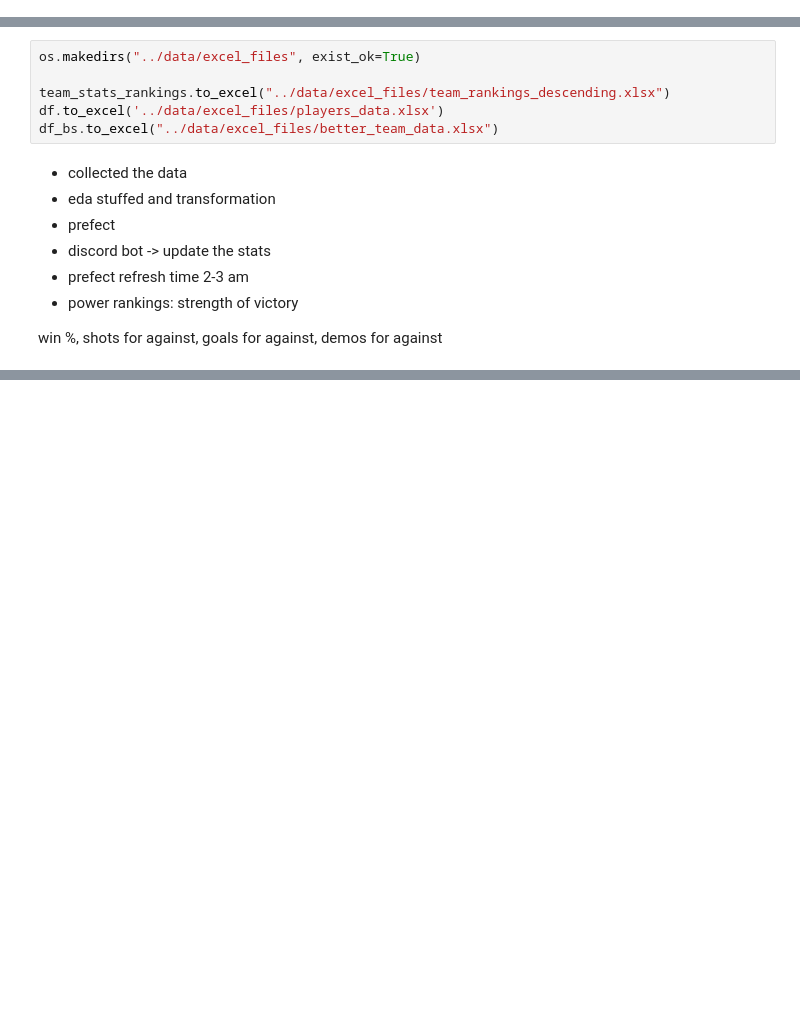
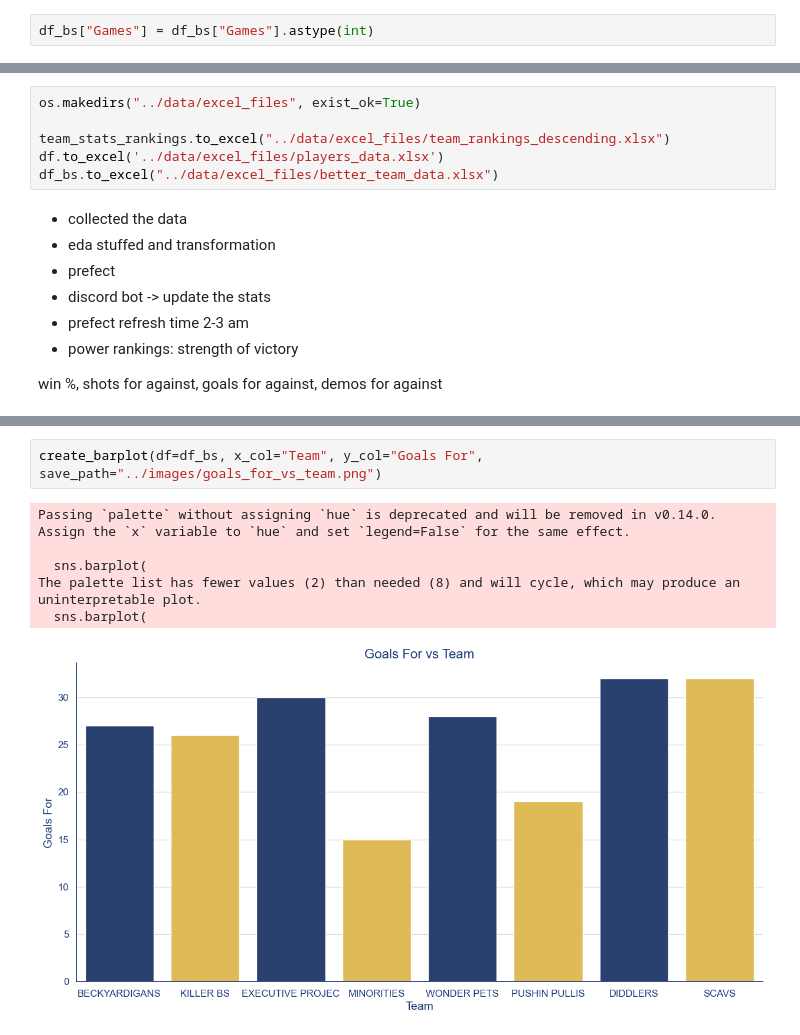
Before and after one commit to RJUNCC/blcs, a Jupyter notebook: notebooks/01_data_collection.ipynb, the cells around one changed output, grey strips where cells are left out. Drawn from its saved outputs; the diff is of its cells as text; blank space fills up the shorter version.

```diff
--- a/notebooks/01_data_collection.ipynb
+++ b/notebooks/01_data_collection.ipynb
@@ -255,3 +334,5 @@ df_bs
 | 6 | PUSHIN PULLIS | 12 | 25.000000 | 942.92 | 7.00 | 1.58 | 22.62 % | 9.17 | ... |
 | 7 | DIDDLERS | 15 | 53.330000 | 1020.53 | 8.00 | 2.13 | 26.67 % | 6.60 | ... |
 | 8 | SCAVS | 14 | 64.290000 | 1099.00 | 8.57 | 2.29 | 26.67 % | 7.07 | ... |
+# %%
+df_bs["Games"] = df_bs["Games"].astype(int)
@@ -289,0 +426,9 @@ plt.show()
+# %%
+create_barplot(df=df_bs, x_col="Team", y_col="Goals For", save_path="../images/goals_for_vs_team.png")
+# %% [output]
+Passing `palette` without assigning `hue` is deprecated and will be removed in v0.14.0. Assign the `x` variable to `hue` and set `legend=False` for the same effect.
+
+  sns.barplot(
+The palette list has fewer values (2) than needed (8) and will cycle, which may produce an uninterpretable plot.
+  sns.barplot(
+[figure, added]
```
Also changed, not shown: parts of 24 cells of this notebook, 22 other files.
